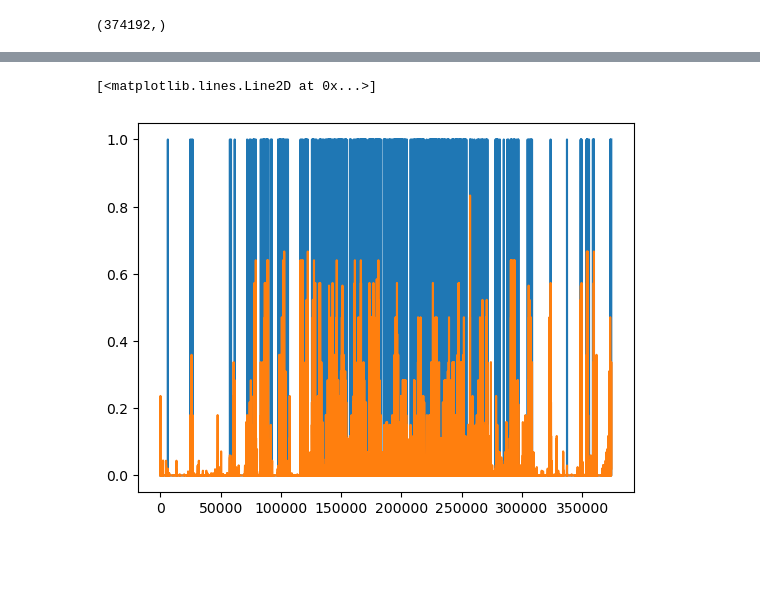
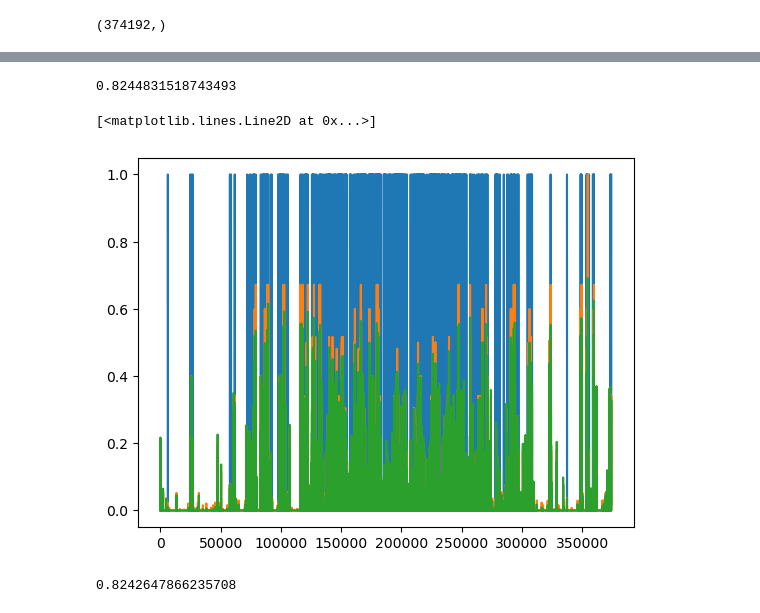
Before and after one commit to yingkaisha/NCAR-ExWeather, a Jupyter notebook: CNN01_Local_vector_v4.ipynb, the cells around one changed output, grey strips where cells are left out. Saved outputs shown, nothing was run; the diff lists cells and outputs as text; code cells hidden in the pictures; blank space fills up the shorter version.

```diff
--- a/CNN01_Local_vector_v4.ipynb
+++ b/CNN01_Local_vector_v4.ipynb
@@ -445,7 +445,7 @@ def create_model():
     IN = keras.Input((4, 128))
     X = IN
 
-    X = keras.layers.Conv1D(128, kernel_size=2, strides=1, padding='valid', use_bias=True)(X)
+    X = keras.layers.Conv1D(128, kernel_size=2, strides=1, padding='same', use_bias=True)(X)
     X = keras.layers.Activation("gelu")(X)
 
     X = keras.layers.GlobalMaxPool1D()(X)
@@ -453,7 +453,7 @@ def create_model():
     IN_elev = keras.Input((2,))
     X = keras.layers.Concatenate()([X, IN_elev])
 
-    X = keras.layers.Dropout(0.3)(X)
+    #X = keras.layers.Dropout(0.3)(X)
 
     X = keras.layers.Dense(64,)(X)
     X = keras.layers.Activation("relu")(X)
@@ -613,7 +614,7 @@ model = create_model()
 model.compile(loss=keras.losses.BinaryCrossentropy(from_logits=False),
               optimizer=keras.optimizers.Adam(lr=0))
 
-W_old = k_utils.dummy_loader('/glade/work/ksha/NCAR/Keras_models/HY_Lead{}'.format(lead_name))
+W_old = k_utils.dummy_loader('/glade/work/ksha/NCAR/Keras_models/HY_Drop_Lead{}'.format(lead_name))
 model.set_weights(W_old)
 # %%
 ref = np.sum(VALID_Y) / len(VALID_Y)
@@ -622,3 +622,7 @@ record_temp = verif_metric(VALID_Y, Y_pred, ref)
+# %%
+verif_metric(VALID_Y, Y_pred, ref)
+# %% [output]
+0.8244831518743493
 # %%
 # save_dict = {}
 # save_dict['Y_pred'] = Y_pred
@@ -639,9 +638,14 @@ ref = np.sum(VALID_Y) / len(VALID_Y)
 # %%
 plt.plot(VALID_Y)
 plt.plot(y_pred_calib1)
+plt.plot(Y_pred)
 # %% [output]
 [<matplotlib.lines.Line2D at 0x...>]
-[figure, old version]
+[figure, new version]
+# %%
+verif_metric(VALID_Y, y_pred_calib1, ref)
+# %% [output]
+0.8242647866235708
 # %%
 plt.plot(TRAIN_Y_v3)
 plt.plot(Pred_TRAIN)
```
Also changed, not shown: parts of 5 cells of this notebook, 3 other files.
